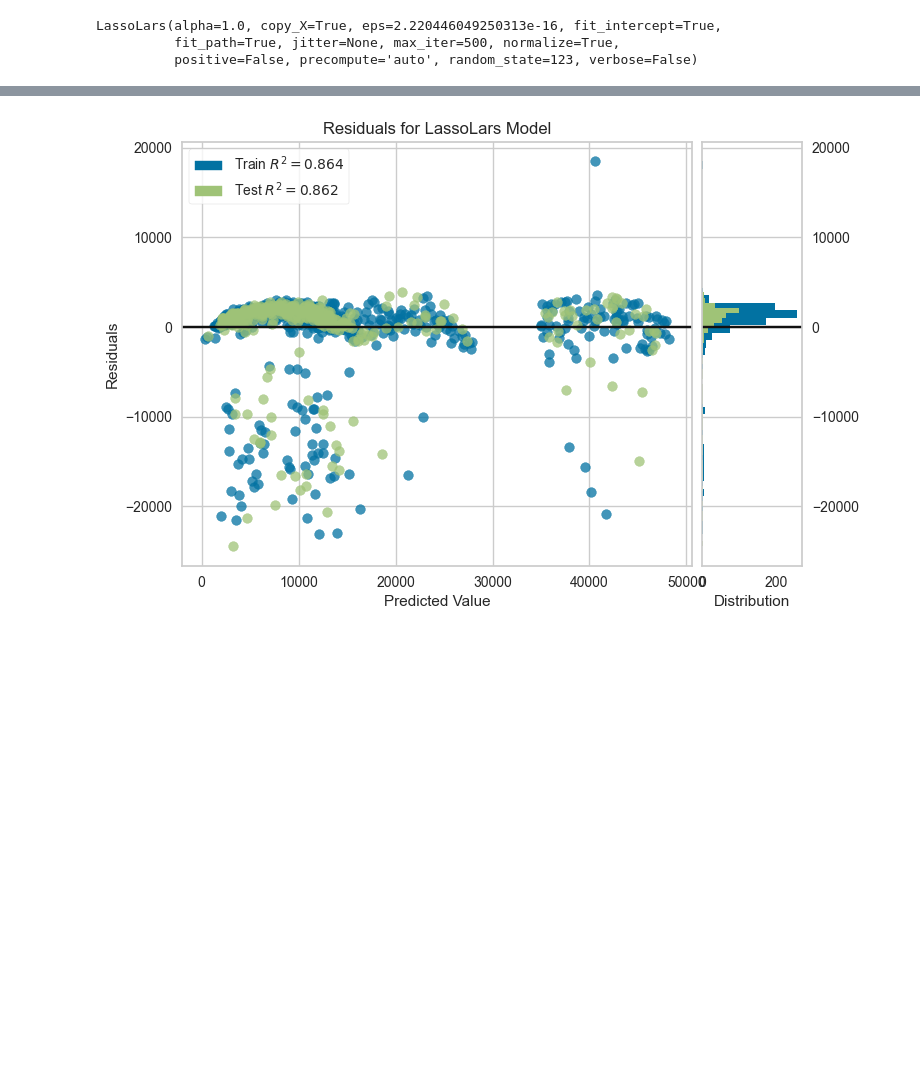
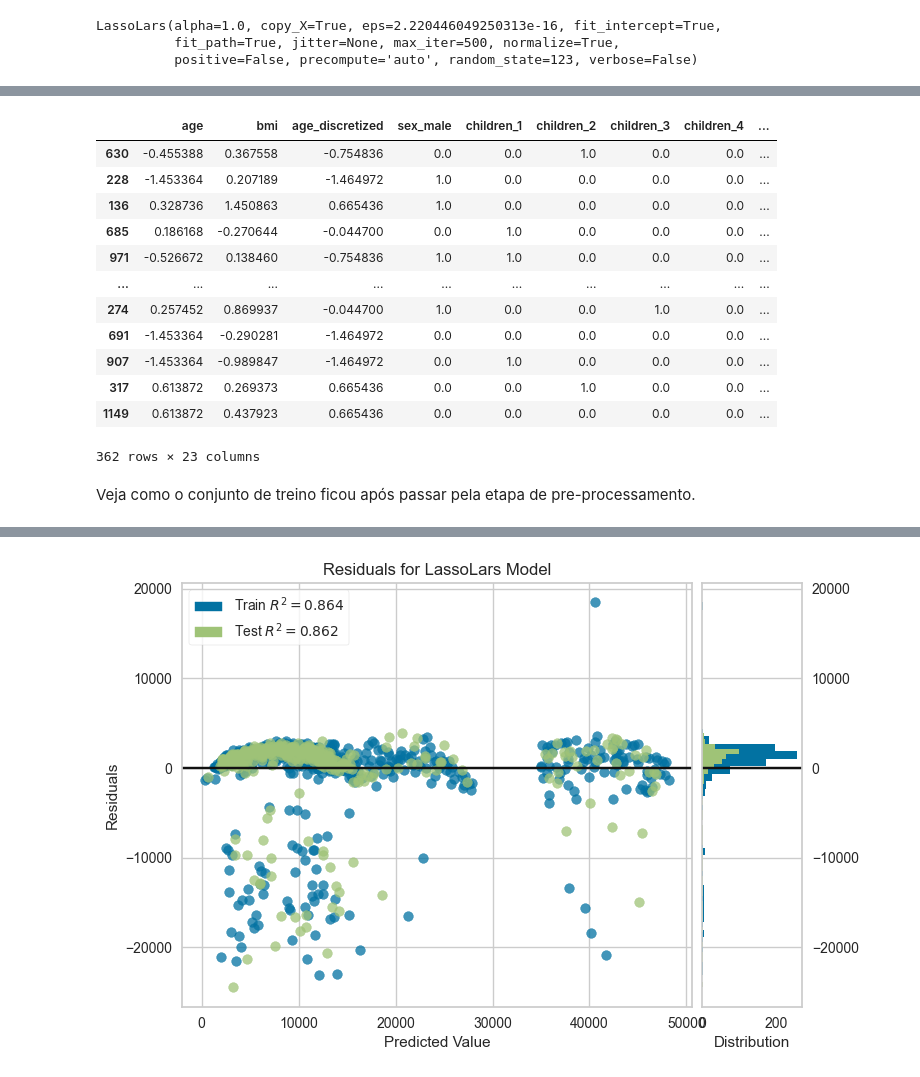
Before and after one commit to lstarke/Health-Insurance-Cost-Prediction, a Jupyter notebook: LeandroStarke_Health_Insurance_Cost_Prediction_(AutoML).ipynb, the cells around one changed output, grey strips where cells are left out. Cells and saved outputs as stored; diff of their text form; code cells hidden in the pictures; blank space fills up the shorter version.

```diff
--- a/LeandroStarke_Health_Insurance_Cost_Prediction_(AutoML).ipynb
+++ b/LeandroStarke_Health_Insurance_Cost_Prediction_(AutoML).ipynb
@@ -314,0 +164,18 @@ LassoLars(alpha=1.0, copy_X=True, eps=2.220446049250313e-16, fit_intercept=True,
+# %%
+get_config("X_test")
+# %% [output]
+|  | age | bmi | age_discretized | sex_male | children_1 | children_2 | children_3 | children_4 | ... |
+| 630 | -0.455388 | 0.367558 | -0.754836 | 0.0 | 0.0 | 1.0 | 0.0 | 0.0 | ... |
+| 228 | -1.453364 | 0.207189 | -1.464972 | 1.0 | 0.0 | 0.0 | 0.0 | 0.0 | ... |
+| 136 | 0.328736 | 1.450863 | 0.665436 | 1.0 | 0.0 | 0.0 | 0.0 | 0.0 | ... |
+| 685 | 0.186168 | -0.270644 | -0.044700 | 0.0 | 1.0 | 0.0 | 0.0 | 0.0 | ... |
+| 971 | -0.526672 | 0.138460 | -0.754836 | 1.0 | 1.0 | 0.0 | 0.0 | 0.0 | ... |
+| ... | ... | ... | ... | ... | ... | ... | ... | ... | ... |
+| 274 | 0.257452 | 0.869937 | -0.044700 | 1.0 | 0.0 | 0.0 | 1.0 | 0.0 | ... |
+| 691 | -1.453364 | -0.290281 | -1.464972 | 0.0 | 0.0 | 0.0 | 0.0 | 0.0 | ... |
+| 907 | -1.453364 | -0.989847 | -1.464972 | 0.0 | 1.0 | 0.0 | 0.0 | 0.0 | ... |
+| 317 | 0.613872 | 0.269373 | 0.665436 | 0.0 | 0.0 | 1.0 | 0.0 | 0.0 | ... |
+| 1149 | 0.613872 | 0.437923 | 0.665436 | 0.0 | 0.0 | 0.0 | 0.0 | 0.0 | ... |
+362 rows × 23 columns
+# %% [markdown]
+Veja como o conjunto de treino ficou após passar pela etapa de pre-processamento.
```
Also changed, not shown: parts of 51 cells of this notebook.
